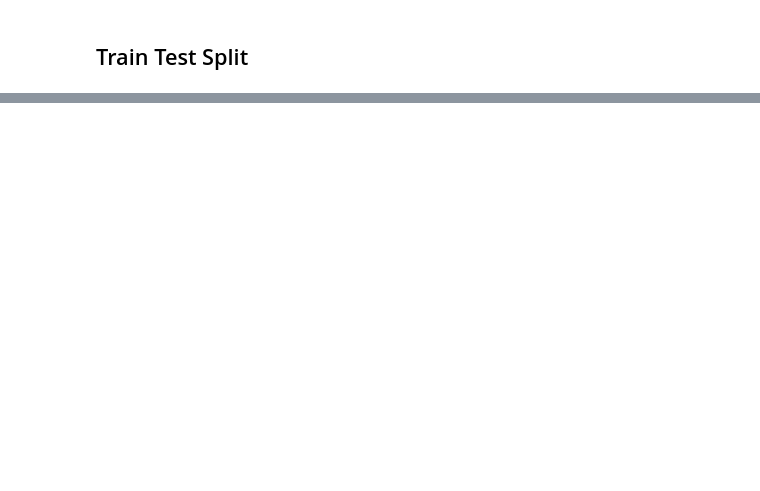
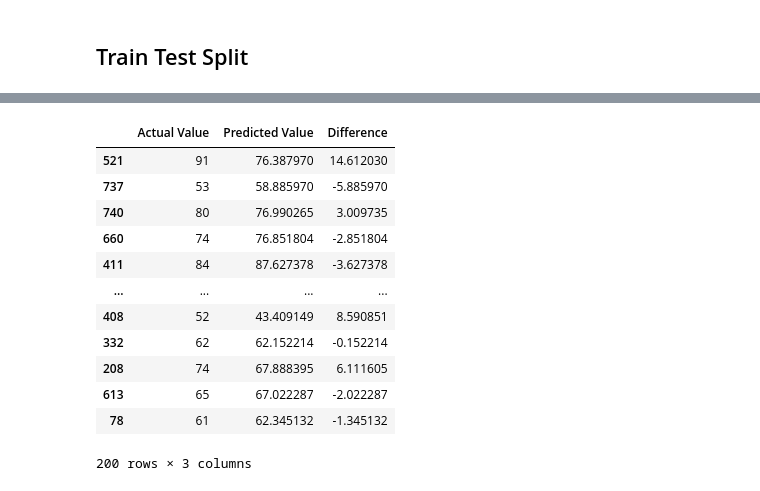
Before and after one commit to SuhasKanwar/Scholarlytics, a Jupyter notebook: notebooks/model_training.ipynb, the cells around one changed output, grey strips where cells are left out. Drawn from its saved outputs; the diff is of its cells as text; code cells hidden in the pictures; blank space fills up the shorter version.

```diff
--- a/notebooks/model_training.ipynb
+++ b/notebooks/model_training.ipynb
@@ -135,0 +160,35 @@ X_train, X_test, y_train, y_test = train_test_split(X, y, test_size=0.2, random_
+# %%
+model_list = []
+r2_list = []
+
+for i in range(len(models)):
+    model = list(models.values())[i]
+
+    model.fit(X_train, y_train)
+
+    y_train_pred = model.predict(X_train)
+    y_test_pred = model.predict(X_test)
+
+    r2_train, mse_train, mae_train, rmse_train = evalurate_model(y_train, y_train_pred)
+    r2_test, mse_test, mae_test, rmse_test = evalurate_model(y_test, y_test_pred)
+
+    model_list.append(list(models.keys())[i])
+    print(f"Performance metrics for {list(models.keys())[i]} are as follows ->\n")
+
+    print("Model Performance on Training Data\n")
+    print(" - R Squared Score -> {:.4f}".format(r2_train))
+    print(" - Mean Squared Error -> {:.4f}".format(mse_train))
+    print(" - Mean Absolute Error -> {:.4f}".format(mae_train))
+    print(" - Root Mean Squared Error -> {:.4f}".format(rmse_train))
+
+    print('-'*35)
+
+    print("\nModel Performance on Testing Data\n")
+    print(" - R Squared Score -> {:.4f}".format(r2_test))
+    print(" - Mean Squared Error -> {:.4f}".format(mse_test))
+    print(" - Mean Absolute Error -> {:.4f}".format(mae_test))
+    print(" - Root Mean Squared Error -> {:.4f}".format(rmse_test))
+    r2_list.append(r2_test)
+
+    print('='*35)
+    print('\n')
@@ -135,0 +253,16 @@ X_train, X_test, y_train, y_test = train_test_split(X, y, test_size=0.2, random_
+# %%
+pd.DataFrame({'Actual Value': y_test, 'Predicted Value': y_pred, 'Difference': y_test - y_pred})
+# %% [output]
+|  | Actual Value | Predicted Value | Difference |
+| 521 | 91 | 76.387970 | 14.612030 |
+| 737 | 53 | 58.885970 | -5.885970 |
+| 740 | 80 | 76.990265 | 3.009735 |
+| 660 | 74 | 76.851804 | -2.851804 |
+| 411 | 84 | 87.627378 | -3.627378 |
+| ... | ... | ... | ... |
+| 408 | 52 | 43.409149 | 8.590851 |
+| 332 | 62 | 62.152214 | -0.152214 |
+| 208 | 74 | 67.888395 | 6.111605 |
+| 613 | 65 | 67.022287 | -2.022287 |
+| 78 | 61 | 62.345132 | -1.345132 |
+200 rows × 3 columns
```
Also changed, not shown: parts of 17 cells of this notebook.
